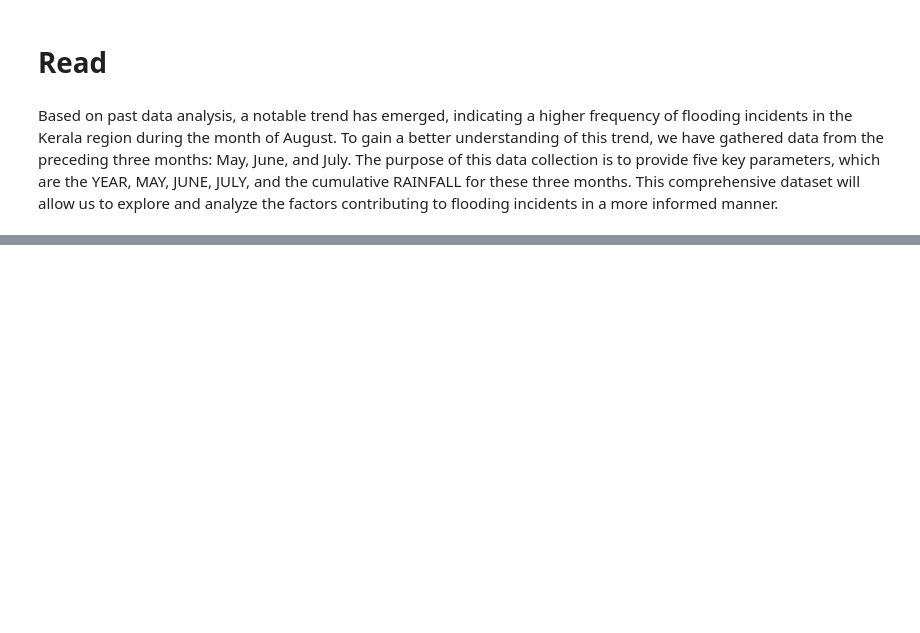
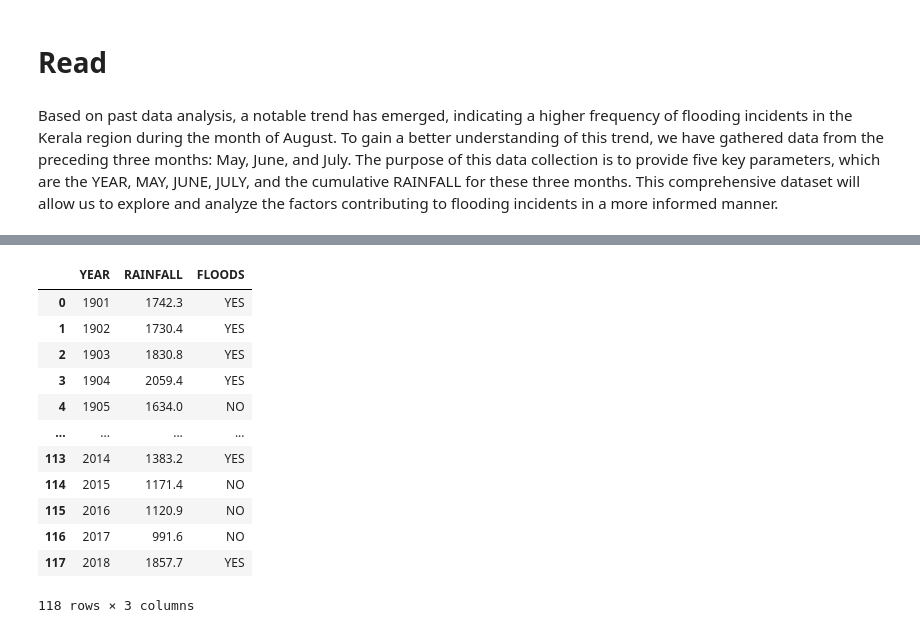
Before and after one commit to yashpjadhav/Flood-Prediction-Using-Logistic-Regression, a Jupyter notebook: Logestic_Regression_Model_For_Flood_Prediction.ipynb, the cells around one changed output, grey strips where cells are left out. Cells and saved outputs as stored; diff of their text form; code cells hidden in the pictures; blank space fills up the shorter version.

```diff
--- a/Logestic_Regression_Model_For_Flood_Prediction.ipynb
+++ b/Logestic_Regression_Model_For_Flood_Prediction.ipynb
@@ -198,0 +260,2 @@ Prediction is Done
+# %%
+df1 = pd.read_csv("F:\\3month_kerla.csv")
@@ -198,0 +278,18 @@ Prediction is Done
+# %%
+df1=df1.drop(['SUBDIVISION','MAY', 'JUN', 'JUL'], axis=1)
+# %%
+df1
+# %% [output]
+|  | YEAR | RAINFALL | FLOODS |
+| 0 | 1901 | 1742.3 | YES |
+| 1 | 1902 | 1730.4 | YES |
+| 2 | 1903 | 1830.8 | YES |
+| 3 | 1904 | 2059.4 | YES |
+| 4 | 1905 | 1634.0 | NO |
+| ... | ... | ... | ... |
+| 113 | 2014 | 1383.2 | YES |
+| 114 | 2015 | 1171.4 | NO |
+| 115 | 2016 | 1120.9 | NO |
+| 116 | 2017 | 991.6 | NO |
+| 117 | 2018 | 1857.7 | YES |
+118 rows × 3 columns
```
Also changed, not shown: parts of 17 cells of this notebook.
